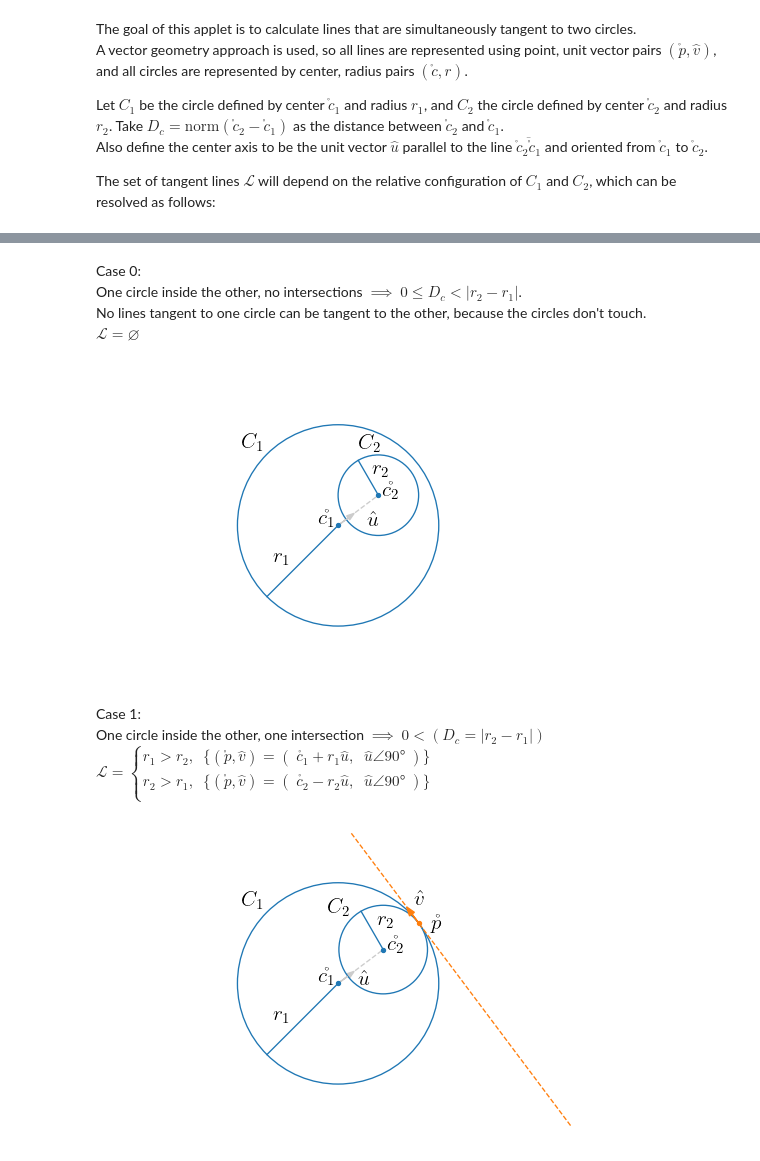
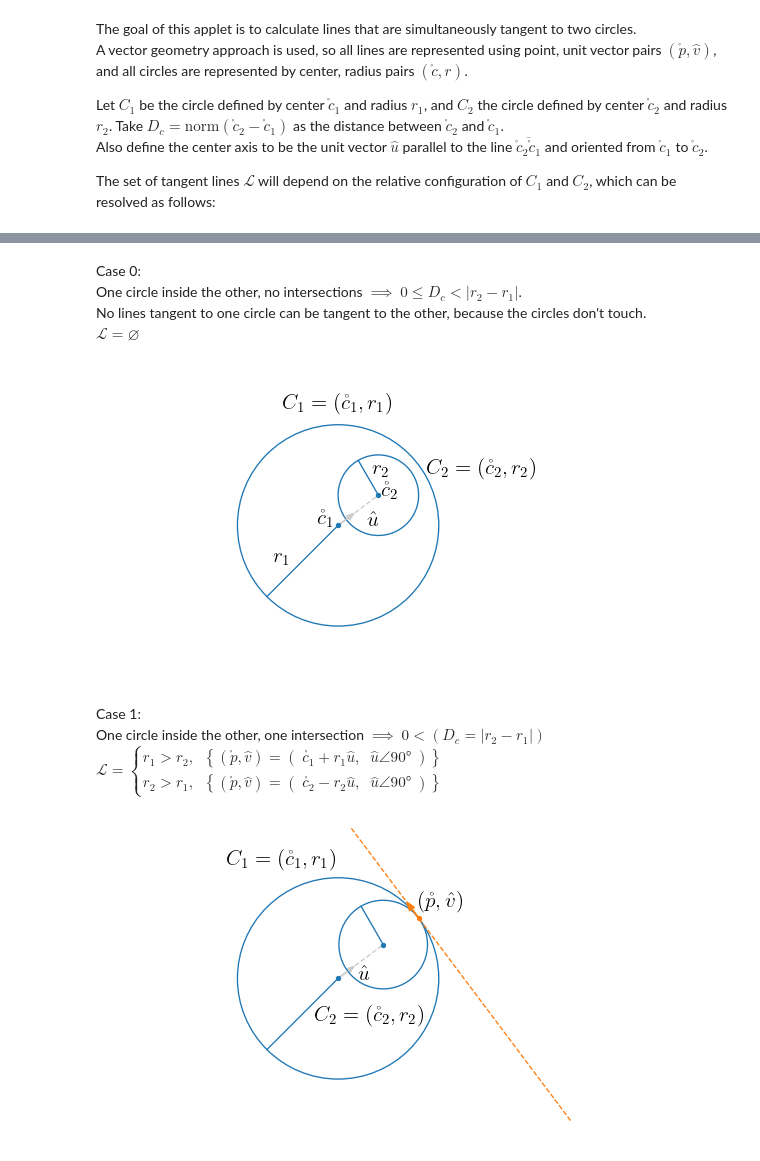
Before and after one commit to LeoKiepper/Exercicios, a Jupyter notebook: CircleCircleTangents/CircleCircleTangents.ipynb, the cells around one changed output, grey strips where cells are left out. Cells and saved outputs as stored; diff of their text form; code cells hidden in the pictures.

Commit message:
- Finished case 2  - Improved some TeX writings  - Reworked labels to match the notation set in the problem statement

```diff
--- a/CircleCircleTangents/CircleCircleTangents.ipynb
+++ b/CircleCircleTangents/CircleCircleTangents.ipynb
@@ -169,36 +163,23 @@ ax0.annotate(r'$ \hat{u} $',                            # u label
 ax0.plot([c1[0],c2[0]],[c1[1],c2[1]],                   # Center line
         color=(0.8,0.8,0.8),linestyle='--',linewidth=1)
 ax0.plot(c1[0],c1[1],'o',color='tab:blue',ms=3)         # Center point c1
-ax0.annotate(r'$ \mathring{c_1} $', xy=c1+[-0.6,0.8],   # Center point c1 label
-        xycoords='data', fontsize=16,
-        ha ='center', va='top')
 ax0.plot([c1[0],c1[0]+aux[0]],[c1[1],c1[1]+aux[1]],     # Radius line r1
         color='tab:blue',linewidth=1)
-ax0.annotate(r'$ r_1 $',                                # Radius line r1 label
-        xy=c1+0.6*aux-0.2*aux2,
-        xycoords='data', fontsize=16, ha ='center', va='center_baseline')
-
 ax0.plot(c2[0],c2[1],'o',color='tab:blue',ms=3)         # Center point c2
-ax0.annotate(r'$ \mathring{c_2} $', xy=c2+[0.6,0],      # Center point c2 label
-        xycoords='data', fontsize=16,
-        ha ='center', va='baseline')
 aux = r2*R.from_euler('z',2*np.pi/3).apply([1,0,0])
 aux2= (R.from_euler('z',np.pi/2).apply(aux))[0:2]; aux=aux[0:2]
 ax0.plot([c2[0],c2[0]+aux[0]],[c2[1],c2[1]+aux[1]],     # Radius line r2
         color='tab:blue',linewidth=1)
-ax0.annotate(r'$ r_2 $',                                # Radius line r2 label
-        xy=c2+0.6*aux-0.4*aux2,
-        xycoords='data', fontsize=16, ha ='center', va='center_baseline')
 aux = c2-c1
 aux2= (R.from_euler('z',-np.pi/2).apply(A(aux,0)))[0:2]
 ax0.add_patch(C1)                                       # Circle 1
-ax0.annotate(r'$ C_1 $',                                # Circle 1 label
-        xy=np.array([np.cos(3*np.pi/4),np.sin(3*np.pi/4)])*r1*1.2+c1,
-        xycoords='data', fontsize=16, ha ='center', va='center_baseline')
+ax0.annotate(r'$ C_1 = (\mathring{c}_1,r_1) $',         # Circle 1 label
+        xy=np.array([np.cos(1*np.pi/2),np.sin(1*np.pi/2)])*r1*1.1+c1,
+        xycoords='data', fontsize=16, ha ='center', va='bottom')
 ax0.add_patch(C2)                                       # Circle 2
-ax0.annotate(r'$ C_2 $',                                # Circle 2 label
-        xy=np.array([np.cos(1.1*np.pi/2),np.sin(1.1*np.pi/2)])*r2*1.35+c2,
-        xycoords='data', fontsize=16, ha ='center', va='center_baseline')
+ax0.annotate(r'$ C_2 = (\mathring{c}_2,r_2) $',         # Circle 2 label
+        xy=np.array([np.cos(1*np.pi/6),np.sin(1*np.pi/6)])*r2*1.4+c2,
+        xycoords='data', fontsize=16, ha ='left', va='center_baseline')
 
 plt.show(fig0)
 # %% [output]
@@ -208,7 +189,7 @@ No lines tangent to one circle can be tangent to the other, because the circles
         $
         \mathcal{L}=\varnothing
         $
-[figure, old version]
+[figure, new version]
 # %%
 # Case 1 calculuation and plot cell
 
@@ -266,68 +247,50 @@ ax1.annotate(r'$ \hat{u} $',                            # u label
 ax1.plot([c1[0],c2[0]],[c1[1],c2[1]],                   # Center line
         color=(0.8,0.8,0.8),linestyle='--',linewidth=1)
 ax1.plot(c1[0],c1[1],'o',color='tab:blue',ms=3)         # Center point c1
-ax1.annotate(r'$ \mathring{c_1} $', xy=c1+[-0.6,0.8],   # Center point c1 label
-        xycoords='data', fontsize=16,
-        ha ='center', va='top')
 ax1.plot([c1[0],c1[0]+aux[0]],[c1[1],c1[1]+aux[1]],     # Radius line r1
         color='tab:blue',linewidth=1)
-ax1.annotate(r'$ r_1 $',                                # Radius line r1 label
-        xy=c1+0.6*aux-0.2*aux2,
-        xycoords='data', fontsize=16, ha ='center', va='center_baseline')
-
 ax1.plot(c2[0],c2[1],'o',color='tab:blue',ms=3)         # Center point c2
-ax1.annotate(r'$ \mathring{c_2} $', xy=c2+[0.6,0],      # Center point c2 label
-        xycoords='data', fontsize=16,
-        ha ='center', va='baseline')
 aux = r2*R.from_euler('z',2*np.pi/3).apply([1,0,0])
-aux2= (R.from_euler('z',np.pi/2).apply(aux))[0:2]; aux=aux[0:2]
 ax1.plot([c2[0],c2[0]+aux[0]],[c2[1],c2[1]+aux[1]],     # Radius line r2
         color='tab:blue',linewidth=1)
-ax1.annotate(r'$ r_2 $',                                # Radius line r2 label
-        xy=c2+0.6*aux-0.4*aux2,
-        xycoords='data', fontsize=16, ha ='center', va='center_baseline')
 aux = u
 aux2= (R.from_euler('z',-np.pi/2).apply(A(aux,0)))[0:2]
 ax1.add_patch(C1)                                       # Circle 1
-ax1.annotate(r'$ C_1 $',                                # Circle 1 label
-        xy=np.array([np.cos(3*np.pi/4),np.sin(3*np.pi/4)])*r1*1.2+c1,
-        xycoords='data', fontsize=16, ha ='center', va='center_baseline')
+ax1.annotate(r'$ C_1 = (\mathring{c}_1,r_1) $',         # Circle 1 label
+        xy=np.array([np.cos(1*np.pi/2),np.sin(1*np.pi/2)])*r1*1.2+c1,
+        xycoords='data', fontsize=16, ha ='right', va='center_baseline')
 ax1.add_patch(C2)                                       # Circle 2
-ax1.annotate(r'$ C_2 $',                                # Circle 2 label
-        xy=np.array([np.cos(3*np.pi/4),np.sin(3*np.pi/4)])*r2*1.4+c2,
-        xycoords='data', fontsize=16, ha ='center', va='center_baseline')
+ax1.annotate(r'$ C_2 = (\mathring{c}_2,r_2) $',         # Circle 2 label
+        xy=np.array([np.cos(4.3*np.pi/3),np.sin(4.3*np.pi/3)])*r2*1.4+c2,
+        xycoords='data', fontsize=16, ha ='center', va='top')
 
 ax1.plot(p[0],p[1],'o',color='tab:orange',ms=3)         # p
-ax1.annotate(r'$ \mathring{p} $',                       # p label
-        xy=p+0.8*u-0.5*v,
-        xycoords='data', fontsize=16,
-        ha ='center', va='center_baseline')
 ax1.arrow(p[0],p[1],v[0],v[1],                          # v
         head_width=0.3,color='tab:orange',
         length_includes_head=True)
-ax1.annotate(r'$ \hat{v} $',                            # v label
-        xy=p+0.8*u+1*v,
+ax1.annotate(r'$ (\mathring{p},\hat{v}) $',             # (p,v) label
+        xy=p+1.5*u+0*v,
         xycoords='data', fontsize=16,
         ha ='center', va='center_baseline')
 ax1.plot([p[0]+8*v[0],p[0]-15*v[0]],                    # Tangent line
         [p[1]+8*v[1],p[1]-15*v[1]],
         color='tab:orange',linestyle='--', linewidth=1)
 
 display(Latex(r"""
 Case 1:
 One circle inside the other, one intersection $\implies$ $0<(D_c=|r_2-r_1|)$
 
 $\mathcal{L}=\begin{cases}
-        r_1>r_2, & \{ \left(\mathring{p},\hat{v}\right) = \left(\; \mathring{c_1} + r_1 \hat{u},\;\;  \hat{u} \angle 90° \;\right) \} \\
-        r_2>r_1, & \{ \left(\mathring{p},\hat{v}\right) = \left(\; \mathring{c_2} - r_2 \hat{u},\;\;  \hat{u} \angle 90° \;\right) \} \\
+        r_1>r_2, & \left\{ \left(\mathring{p},\hat{v}\right) = \left(\; \mathring{c_1} + r_1 \hat{u},\;\;  \hat{u} \angle 90° \;\right) \right\} \\
+        r_2>r_1, & \left\{ \left(\mathring{p},\hat{v}\right) = \left(\; \mathring{c_2} - r_2 \hat{u},\;\;  \hat{u} \angle 90° \;\right) \right\}
 \end{cases}$"""))
 
 plt.show(fig1)
 # %% [output]
 Case 1:
 One circle inside the other, one intersection $\implies$ $0<(D_c=|r_2-r_1|)$
 $\mathcal{L}=\begin{cases}
-        r_1>r_2, & \{ \left(\mathring{p},\hat{v}\right) = \left(\; \mathring{c_1} + r_1 \hat{u},\;\;  \hat{u} \angle 90° \;\right) \} \\
-        r_2>r_1, & \{ \left(\mathring{p},\hat{v}\right) = \left(\; \mathring{c_2} - r_2 \hat{u},\;\;  \hat{u} \angle 90° \;\right) \} \\
+        r_1>r_2, & \left\{ \left(\mathring{p},\hat{v}\right) = \left(\; \mathring{c_1} + r_1 \hat{u},\;\;  \hat{u} \angle 90° \;\right) \right\} \\
+        r_2>r_1, & \left\{ \left(\mathring{p},\hat{v}\right) = \left(\; \mathring{c_2} - r_2 \hat{u},\;\;  \hat{u} \angle 90° \;\right) \right\}
 \end{cases}$
-[figure, old version]
+[figure, new version]
```
Also changed, not shown: parts of 2 cells of this notebook.
